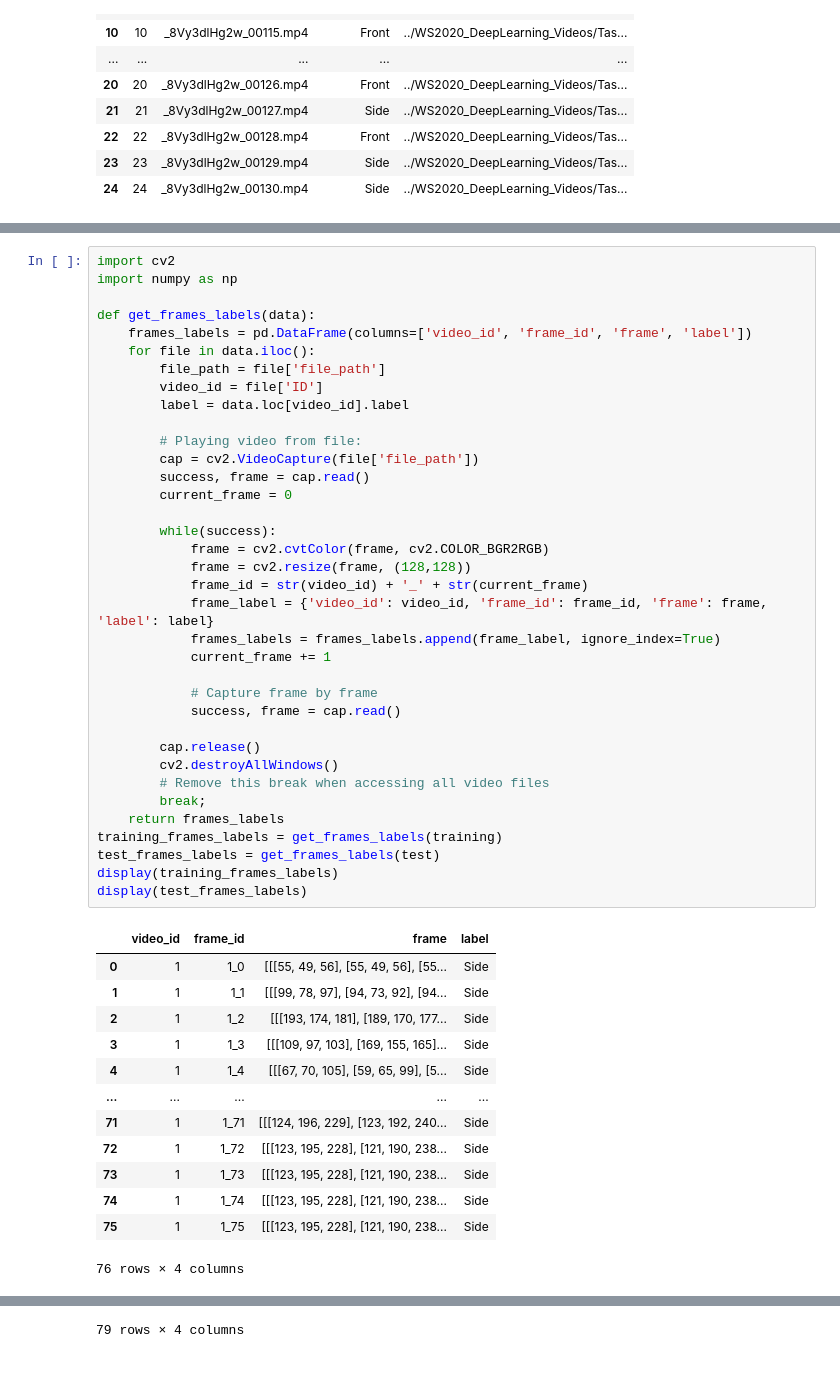
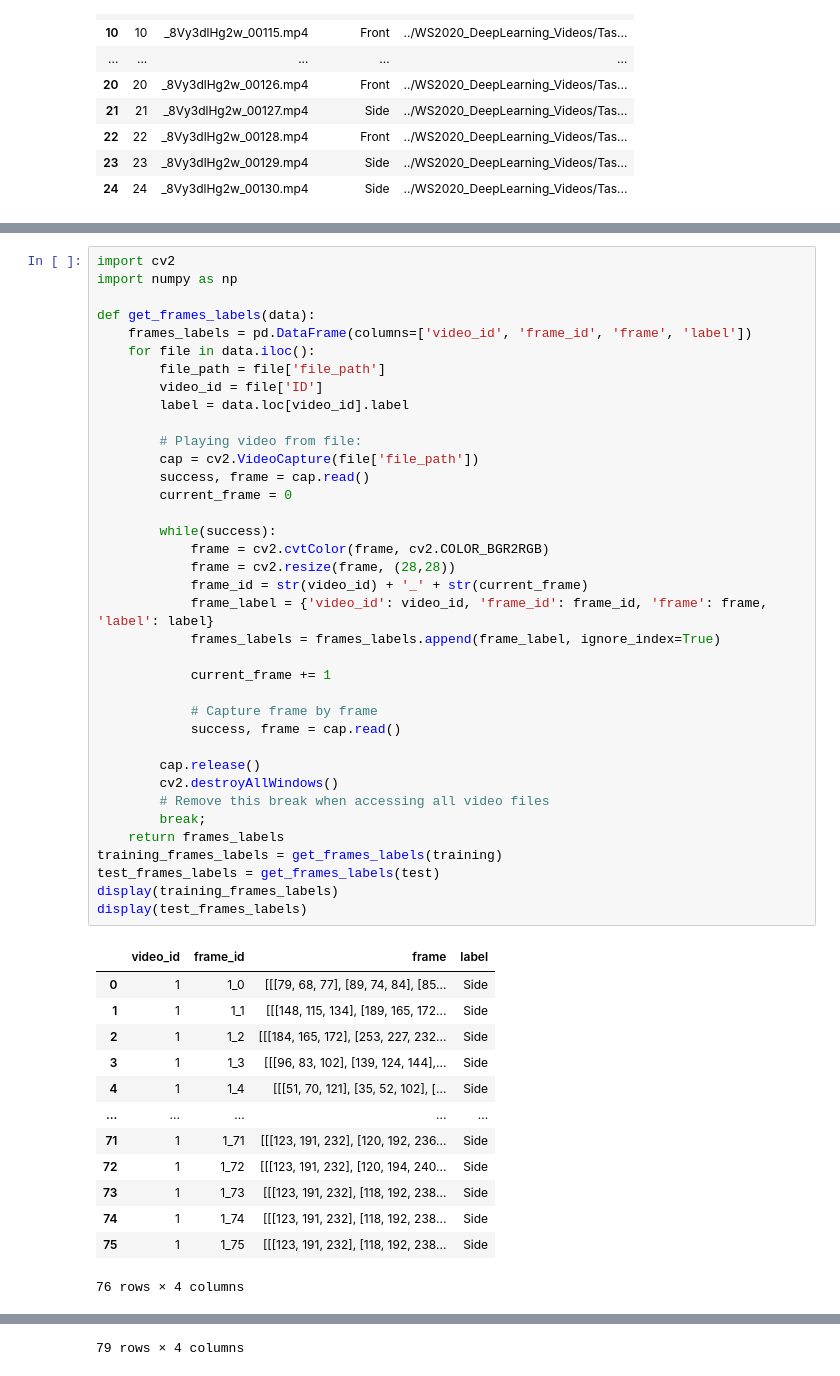
Before and after one commit to proohit/deep-learning-team6, a Jupyter notebook: 1c/train_cnn.ipynb, the cells around one changed output, grey strips where cells are left out. Drawn from its saved outputs; the diff is of its cells as text.

```diff
--- a/1c/train_cnn.ipynb
+++ b/1c/train_cnn.ipynb
@@ -58,44 +68,45 @@ def get_frames_labels(data):
         file_path = file['file_path']
         video_id = file['ID']
         label = data.loc[video_id].label
 
         # Playing video from file:
         cap = cv2.VideoCapture(file['file_path'])
         success, frame = cap.read()
         current_frame = 0
 
         while(success):
             frame = cv2.cvtColor(frame, cv2.COLOR_BGR2RGB)
-            frame = cv2.resize(frame, (128,128))
+            frame = cv2.resize(frame, (28,28))
             frame_id = str(video_id) + '_' + str(current_frame)
             frame_label = {'video_id': video_id, 'frame_id': frame_id, 'frame': frame, 'label': label}
             frames_labels = frames_labels.append(frame_label, ignore_index=True)
+
             current_frame += 1
 
             # Capture frame by frame
             success, frame = cap.read()
 
         cap.release()
         cv2.destroyAllWindows()
         # Remove this break when accessing all video files
         break;
     return frames_labels
 training_frames_labels = get_frames_labels(training)
 test_frames_labels = get_frames_labels(test)
 display(training_frames_labels)
 display(test_frames_labels)
 # %% [output]
 |  | video_id | frame_id | frame | label |
-| 0 | 1 | 1_0 | [[[55, 49, 56], [55, 49, 56], [55... | Side |
-| 1 | 1 | 1_1 | [[[99, 78, 97], [94, 73, 92], [94... | Side |
-| 2 | 1 | 1_2 | [[[193, 174, 181], [189, 170, 177... | Side |
-| 3 | 1 | 1_3 | [[[109, 97, 103], [169, 155, 165]... | Side |
-| 4 | 1 | 1_4 | [[[67, 70, 105], [59, 65, 99], [5... | Side |
+| 0 | 1 | 1_0 | [[[79, 68, 77], [89, 74, 84], [85... | Side |
+| 1 | 1 | 1_1 | [[[148, 115, 134], [189, 165, 172... | Side |
+| 2 | 1 | 1_2 | [[[184, 165, 172], [253, 227, 232... | Side |
+| 3 | 1 | 1_3 | [[[96, 83, 102], [139, 124, 144],... | Side |
+| 4 | 1 | 1_4 | [[[51, 70, 121], [35, 52, 102], [... | Side |
 | ... | ... | ... | ... | ... |
-| 71 | 1 | 1_71 | [[[124, 196, 229], [123, 192, 240... | Side |
-| 72 | 1 | 1_72 | [[[123, 195, 228], [121, 190, 238... | Side |
-| 73 | 1 | 1_73 | [[[123, 195, 228], [121, 190, 238... | Side |
-| 74 | 1 | 1_74 | [[[123, 195, 228], [121, 190, 238... | Side |
-| 75 | 1 | 1_75 | [[[123, 195, 228], [121, 190, 238... | Side |
+| 71 | 1 | 1_71 | [[[123, 191, 232], [120, 192, 236... | Side |
+| 72 | 1 | 1_72 | [[[123, 191, 232], [120, 194, 240... | Side |
+| 73 | 1 | 1_73 | [[[123, 191, 232], [118, 192, 238... | Side |
+| 74 | 1 | 1_74 | [[[123, 191, 232], [118, 192, 238... | Side |
+| 75 | 1 | 1_75 | [[[123, 191, 232], [118, 192, 238... | Side |
 76 rows × 4 columns
 |  | video_id | frame_id | frame | label |
```
Also changed, not shown: parts of 10 cells of this notebook.
